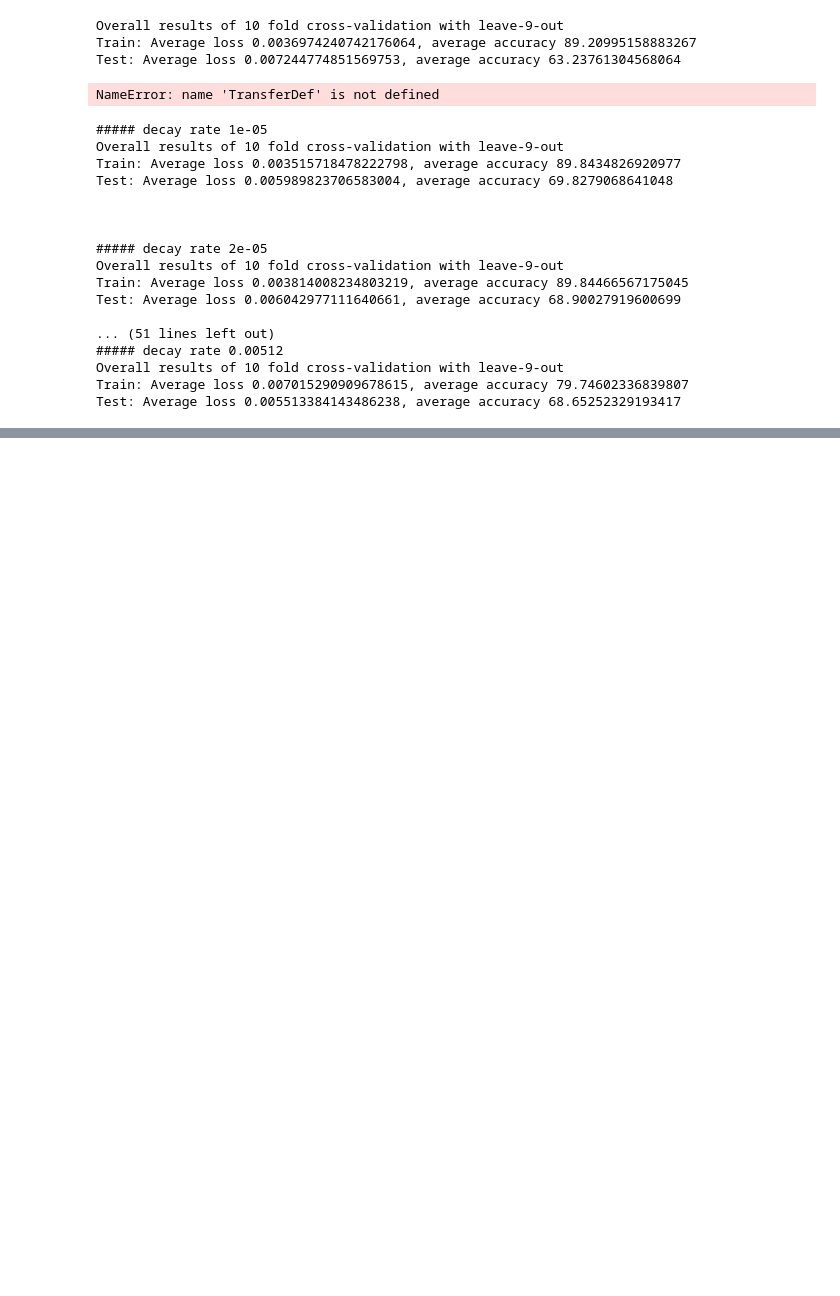
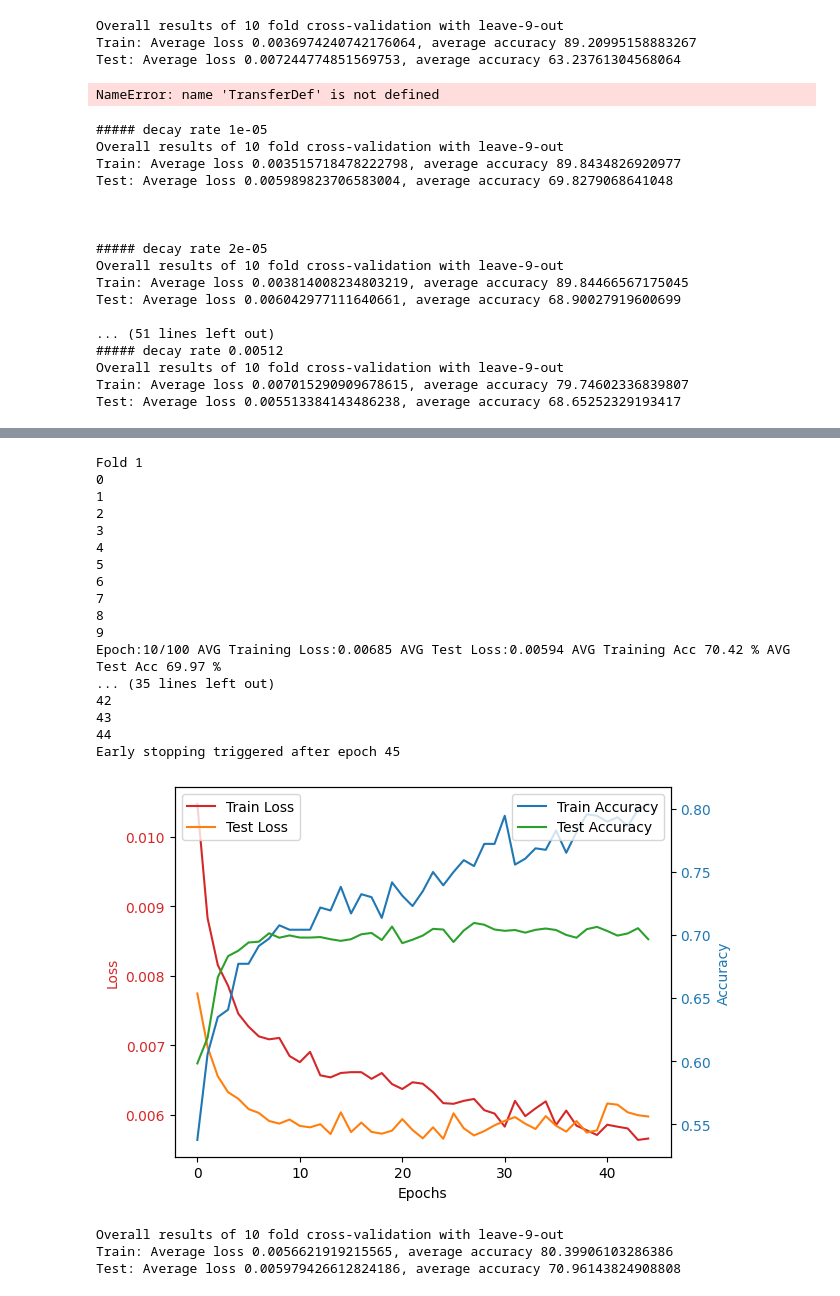
Before and after one commit to MattyAB/ecg_transfer, a Jupyter notebook: ecg.ipynb, the cells around one changed output, grey strips where cells are left out. Cells and saved outputs as stored; diff of their text form; code cells hidden in the pictures; blank space fills up the shorter version.

```diff
--- a/ecg.ipynb
+++ b/ecg.ipynb
@@ -245,0 +276,38 @@ Test: Average loss 0.005513384143486238, average accuracy 68.65252329193417
+# %%
+## Train k-fold crossvalidated model transferred, 1 -> 12 lead data
+
+augment_dataset = AugmentDataset(data_1lead, labelmap, device=device, trim_samples=1000)
+
+trainparams = TrainParams()
+trainparams.weights = weights
+trainparams.labelmap = labelmap
+trainparams.k=10
+trainparams.m=9
+trainparams.early_stopping=20
+
+history = train_kfold_transfer_model(augment_dataset, trainparams, Transfer1LSTMModel, buffer=buffer, test=True)
+
+plot_tt_graph(history, idx=0)
+display_results(history, trainparams=trainparams)
+# %% [output]
+Fold 1
+0
+1
+2
+3
+4
+5
+6
+7
+8
+9
+Epoch:10/100 AVG Training Loss:0.00685 AVG Test Loss:0.00594 AVG Training Acc 70.42 % AVG Test Acc 69.97 %
+... (35 lines left out)
+42
+43
+44
+Early stopping triggered after epoch 45
+[figure, added]
+Overall results of 10 fold cross-validation with leave-9-out
+Train: Average loss 0.0056621919215565, average accuracy 80.39906103286386
+Test: Average loss 0.005979426612824186, average accuracy 70.96143824908808
```
Also changed, not shown: parts of 10 cells of this notebook, 3 other files.
